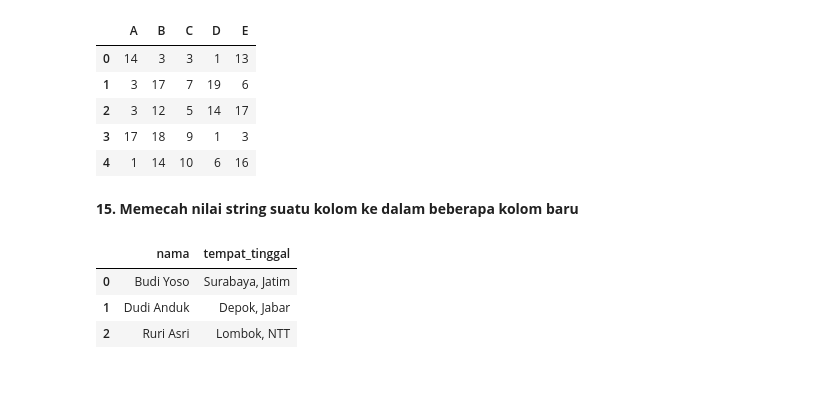
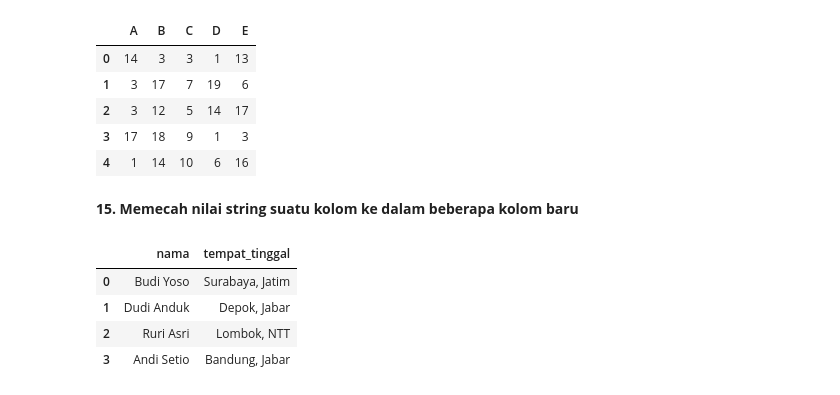
Before and after one commit to Edy-Mochamad/Learn-jupyter-notebook, a Jupyter notebook: pandas.ipynb, the cells around one changed output. Cells and saved outputs as stored; diff of their text form; code cells hidden in the pictures.

```diff
--- a/pandas.ipynb
+++ b/pandas.ipynb
@@ -715,14 +715,15 @@ df_outer
 **15. Memecah nilai string suatu kolom ke dalam beberapa kolom baru**
 # %%
 data = {
-    'nama' : ['Budi Yoso', 'Dudi Anduk', 'Ruri Asri'],
-    'tempat_tinggal' : ['Surabaya, Jatim', 'Depok, Jabar', 'Lombok, NTT']
+    'nama' : ['Budi Yoso', 'Dudi Anduk', 'Ruri Asri', 'Andi Setio'],
+    'tempat_tinggal' : ['Surabaya, Jatim', 'Depok, Jabar', 'Lombok, NTT', 'Bandung, Jabar']
 }
 
 df = pd.DataFrame(data)
 df
 # %% [output]
 |  | nama | tempat_tinggal |
 | 0 | Budi Yoso | Surabaya, Jatim |
 | 1 | Dudi Anduk | Depok, Jabar |
 | 2 | Ruri Asri | Lombok, NTT |
+| 3 | Andi Setio | Bandung, Jabar |
```
Also changed, not shown: parts of 3 cells of this notebook.
